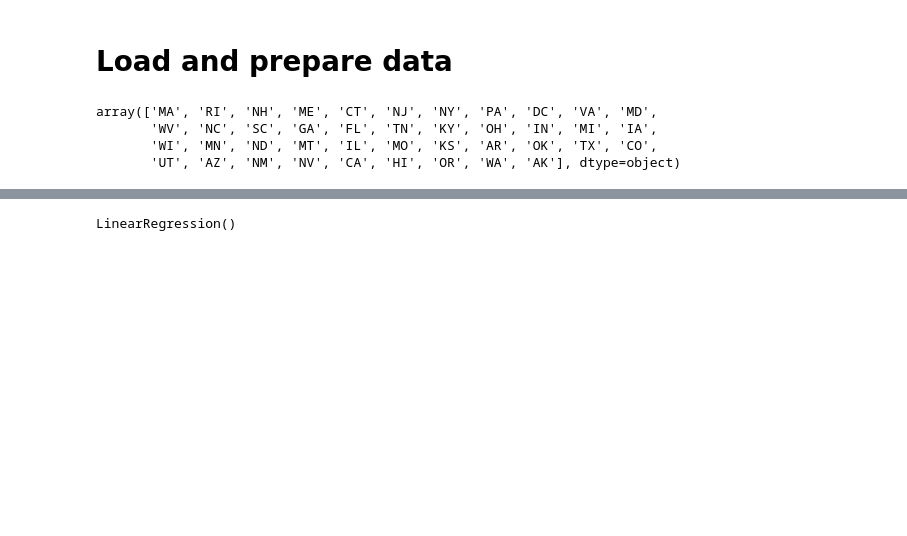
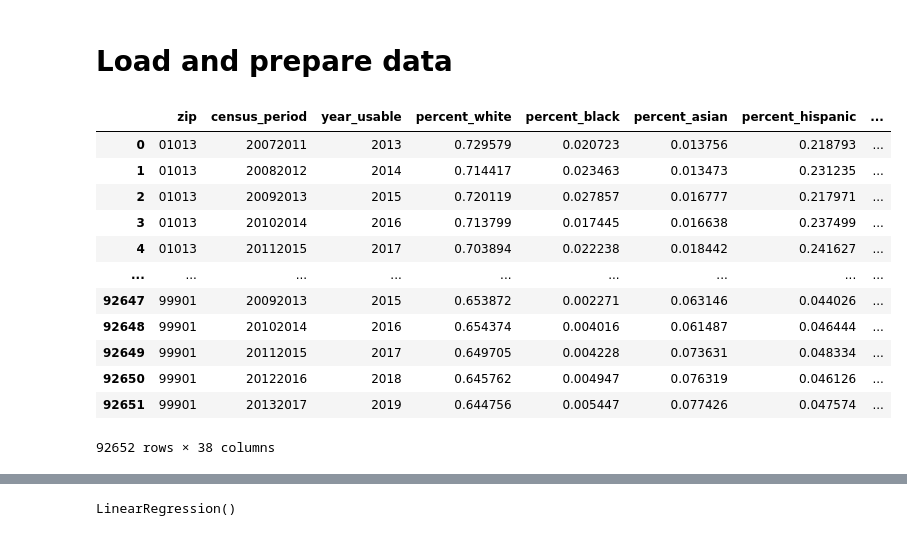
Before and after one commit to Kneck12/zillow-price-index-pred, a Jupyter notebook: Niki/Supervised_ML .ipynb, the cells around one changed output, grey strips where cells are left out. Cells and saved outputs as stored; diff of their text form; code cells hidden in the pictures; blank space fills up the shorter version.

```diff
--- a/Niki/Lasso.ipynb
+++ b/Niki/Supervised_ML .ipynb
@@ -26,7 +19,5 @@ zri_acs = zri_acs.drop(index=zri_acs[zri_acs['zip']=="11249"].index)
-# %%
-zri['State'].unique()
-# %% [output]
-array(['MA', 'RI', 'NH', 'ME', 'CT', 'NJ', 'NY', 'PA', 'DC', 'VA', 'MD',
-       'WV', 'NC', 'SC', 'GA', 'FL', 'TN', 'KY', 'OH', 'IN', 'MI', 'IA',
-       'WI', 'MN', 'ND', 'MT', 'IL', 'MO', 'KS', 'AR', 'OK', 'TX', 'CO',
-       'UT', 'AZ', 'NM', 'NV', 'CA', 'HI', 'OR', 'WA', 'AK'], dtype=object)
+# %%
+acs = pd.read_csv('../data/acs_engineered_features.csv')
+acs['zip'] = acs['zip'].astype('string')
+acs['zip'] = ["0"+z if len(z)<5 else z for z in acs['zip']]
+acs['year_usable'] = acs['year_usable'].astype('string')
@@ -33,3 +27,19 @@ array(['MA', 'RI', 'NH', 'ME', 'CT', 'NJ', 'NY', 'PA', 'DC', 'VA', 'MD',
+# %%
+acs
+# %% [output]
+|  | zip | census_period | year_usable | percent_white | percent_black | percent_asian | percent_hispanic | ... |
+| 0 | 01013 | 20072011 | 2013 | 0.729579 | 0.020723 | 0.013756 | 0.218793 | ... |
+| 1 | 01013 | 20082012 | 2014 | 0.714417 | 0.023463 | 0.013473 | 0.231235 | ... |
+| 2 | 01013 | 20092013 | 2015 | 0.720119 | 0.027857 | 0.016777 | 0.217971 | ... |
+| 3 | 01013 | 20102014 | 2016 | 0.713799 | 0.017445 | 0.016638 | 0.237499 | ... |
+| 4 | 01013 | 20112015 | 2017 | 0.703894 | 0.022238 | 0.018442 | 0.241627 | ... |
+| ... | ... | ... | ... | ... | ... | ... | ... | ... |
+| 92647 | 99901 | 20092013 | 2015 | 0.653872 | 0.002271 | 0.063146 | 0.044026 | ... |
+| 92648 | 99901 | 20102014 | 2016 | 0.654374 | 0.004016 | 0.061487 | 0.046444 | ... |
+| 92649 | 99901 | 20112015 | 2017 | 0.649705 | 0.004228 | 0.073631 | 0.048334 | ... |
+| 92650 | 99901 | 20122016 | 2018 | 0.645762 | 0.004947 | 0.076319 | 0.046126 | ... |
+| 92651 | 99901 | 20132017 | 2019 | 0.644756 | 0.005447 | 0.077426 | 0.047574 | ... |
+92652 rows × 38 columns
 # %%
 data_orig = zri[['year-month','year','zip','zri']]
 # %%
```
Also changed, not shown: parts of 6 cells of this notebook, 2 other files.
